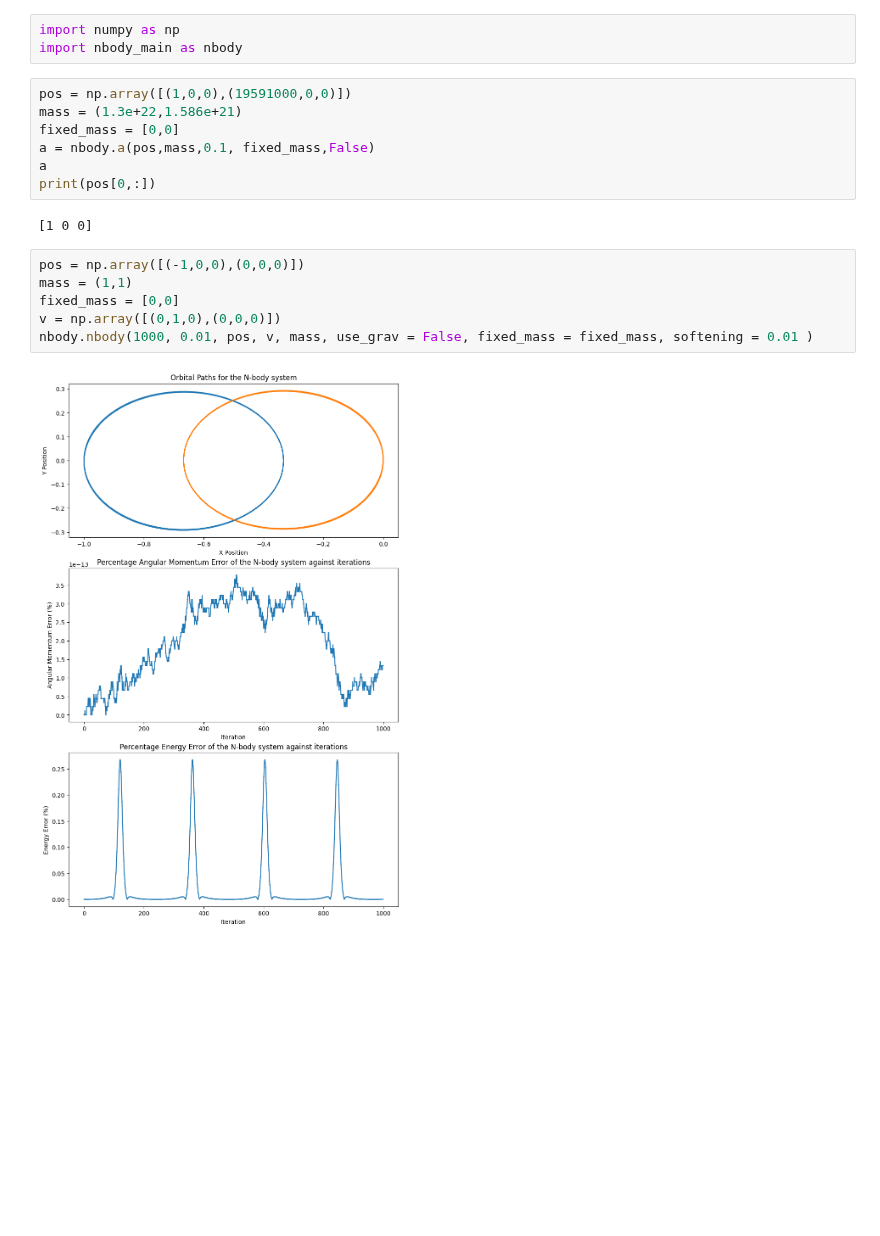
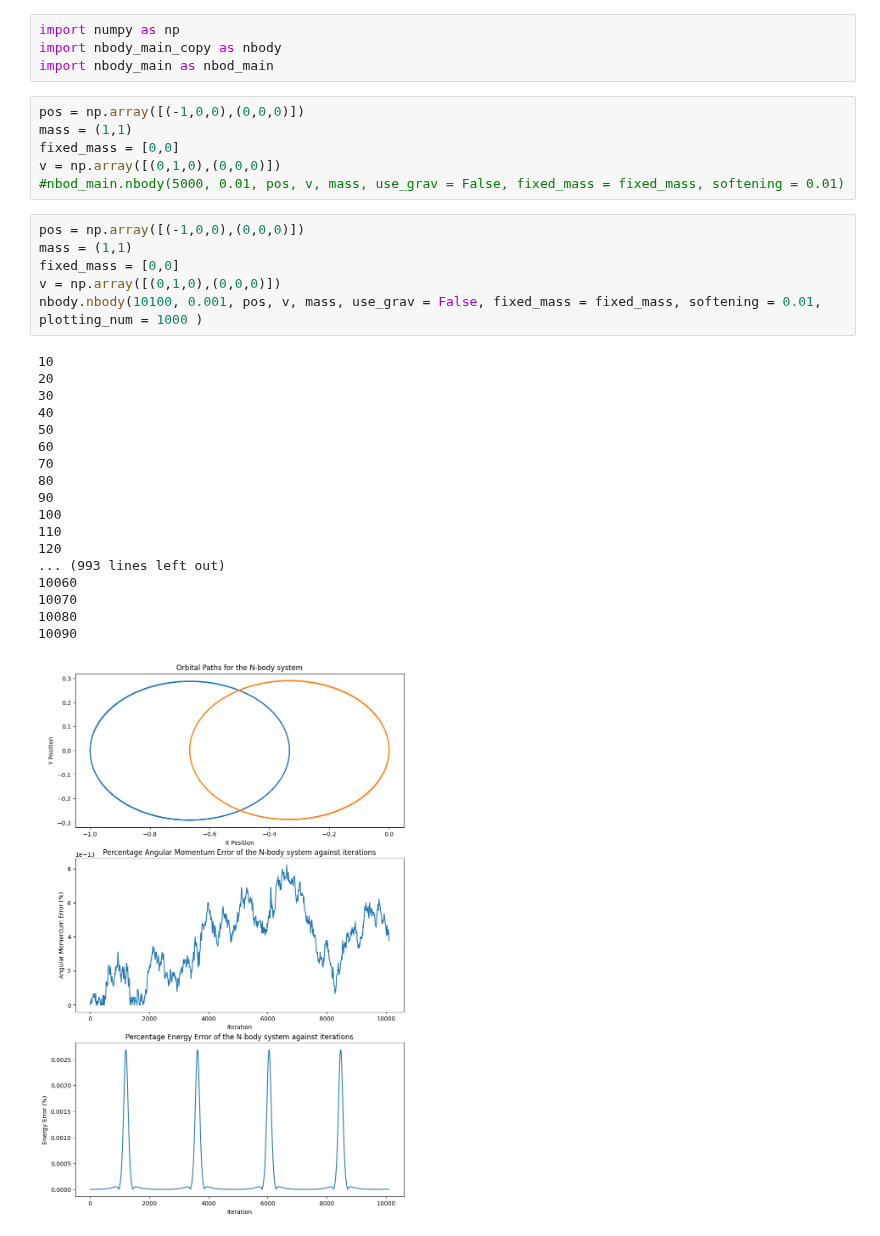
Before and after one commit to BryceDixon/Computational, a Jupyter notebook: assesment2/test.ipynb, the cells around one changed output. Cells and saved outputs as stored; diff of their text form; blank space fills up the shorter version.

```diff
--- a/assesment2/test.ipynb
+++ b/assesment2/test.ipynb
@@ -1,23 +1,38 @@
 # %%
 import numpy as np
-import nbody_main as nbody
+import nbody_main_copy as nbody
+import nbody_main as nbod_main
 # %%
-pos = np.array([(1,0,0),(19591000,0,0)])
-mass = (1.3e+22,1.586e+21)
+pos = np.array([(-1,0,0),(0,0,0)])
+mass = (1,1)
 fixed_mass = [0,0]
-a = nbody.a(pos,mass,0.1, fixed_mass,False)
-a
-print(pos[0,:])
+v = np.array([(0,1,0),(0,0,0)])
+#nbod_main.nbody(5000, 0.01, pos, v, mass, use_grav = False, fixed_mass = fixed_mass, softening = 0.01)
-# %% [output]
-[1 0 0]
 # %%
 pos = np.array([(-1,0,0),(0,0,0)])
 mass = (1,1)
 fixed_mass = [0,0]
 v = np.array([(0,1,0),(0,0,0)])
-nbody.nbody(1000, 0.01, pos, v, mass, use_grav = False, fixed_mass = fixed_mass, softening = 0.01 )
+nbody.nbody(10100, 0.001, pos, v, mass, use_grav = False, fixed_mass = fixed_mass, softening = 0.01, plotting_num = 1000 )
 # %% [output]
+10
+20
+30
+40
+50
+60
+70
+80
+90
+100
+110
+120
+... (993 lines left out)
+10060
+10070
+10080
+10090
-[figure, old version]
+[figure, new version]
 # %%
 p1 = 0.513938
 p2 = 0.304736
```
Also changed, not shown: parts of 5 cells of this notebook, 3 other files.
